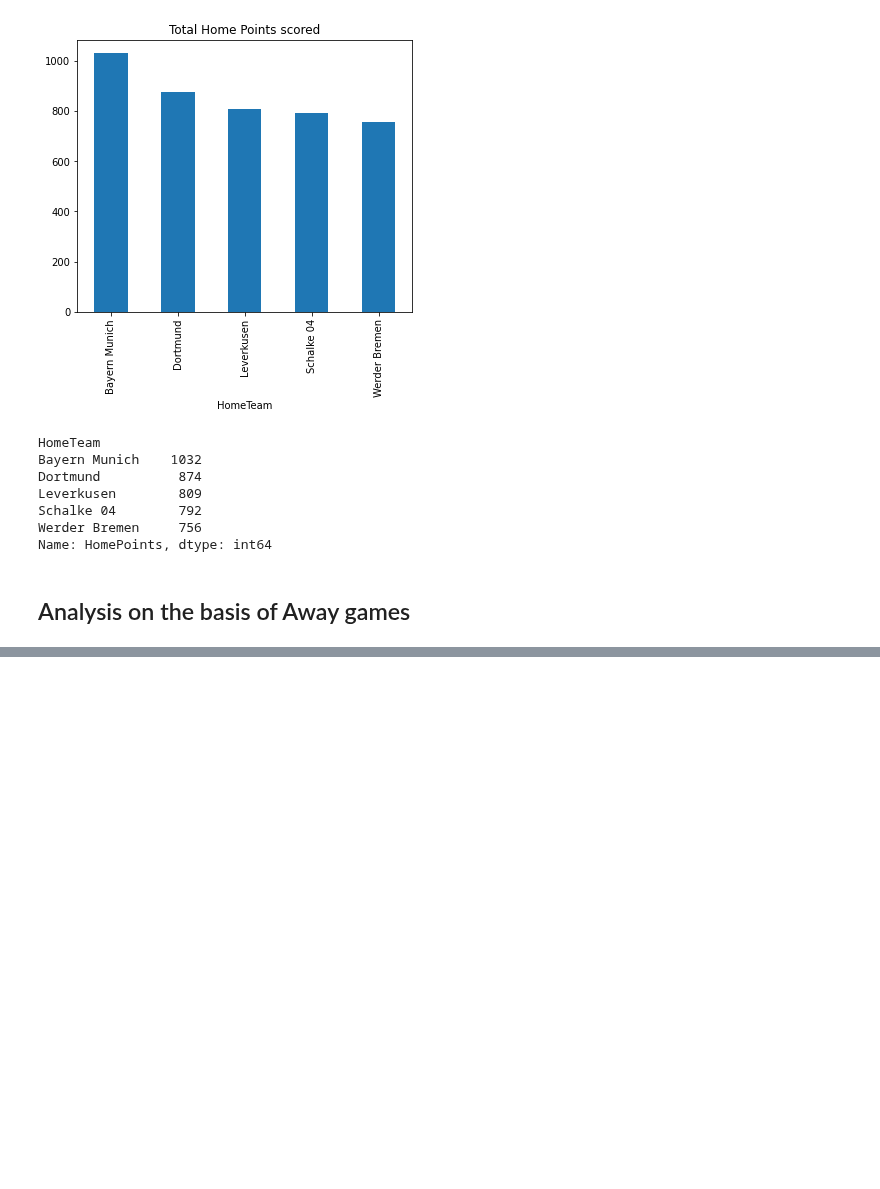
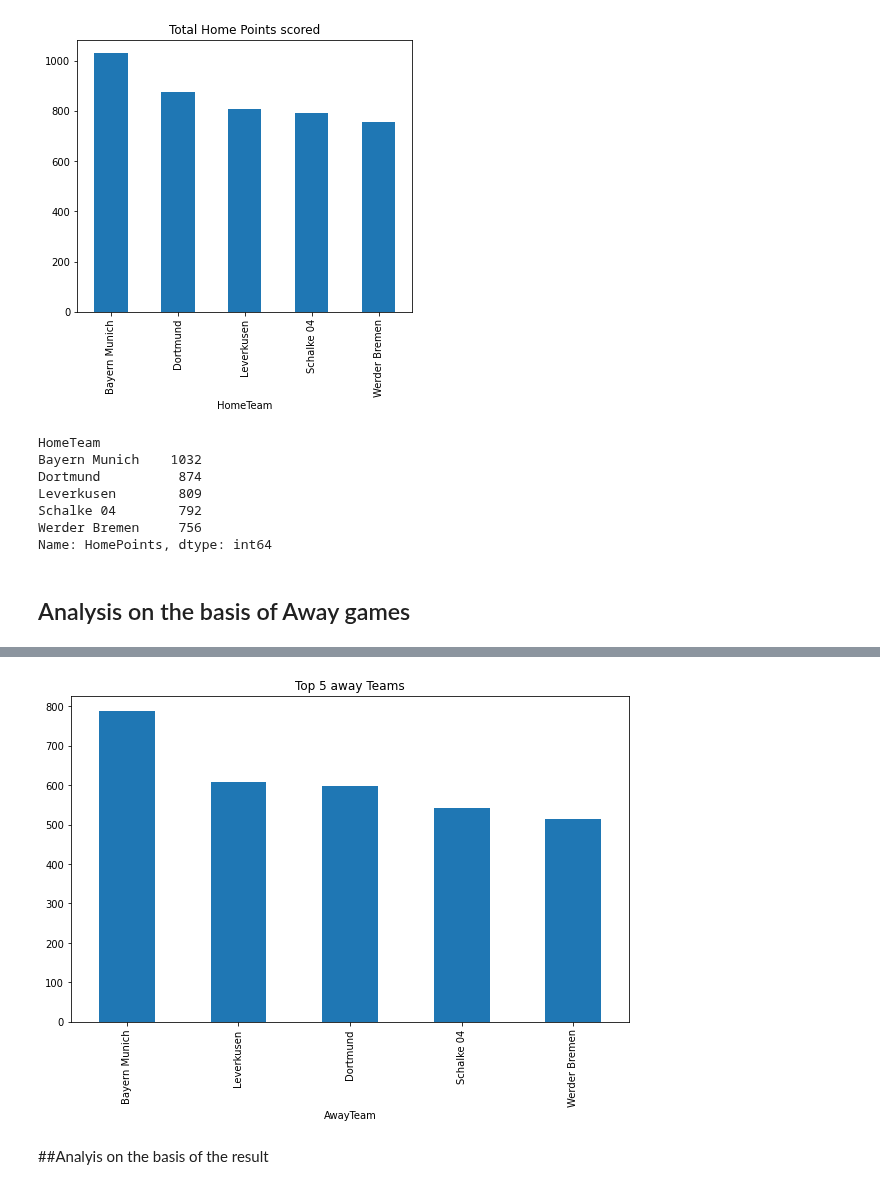
Before and after one commit to santhoshmc/machine-learning, a Jupyter notebook: Football_EDA.ipynb, the cells around one changed output, grey strips where cells are left out. Drawn from its saved outputs; the diff is of its cells as text; code cells hidden in the pictures; blank space fills up the shorter version.

```diff
--- a/Football_EDA.ipynb
+++ b/Football_EDA.ipynb
@@ -209,0 +217,10 @@ plt.show()
+# %%
+def away(x):
+  if x == 'A':
+    return 3
+  elif x == 'D':
+    return 1
+  else:
+    return 0
+# %%
+df['AwayPoints'] = df["FTR"].apply(away)
@@ -209,0 +236,8 @@ plt.show()
+# %%
+x = df.groupby("AwayTeam")["AwayPoints"].sum()
+x.sort_values(ascending=False)[0:5].plot(kind='bar',title='Top 5 away Teams')
+plt.show()
+# %% [output]
+[figure, added]
+# %% [markdown]
+##Analyis on the basis of the result
```
Also changed, not shown: parts of 20 cells of this notebook.
